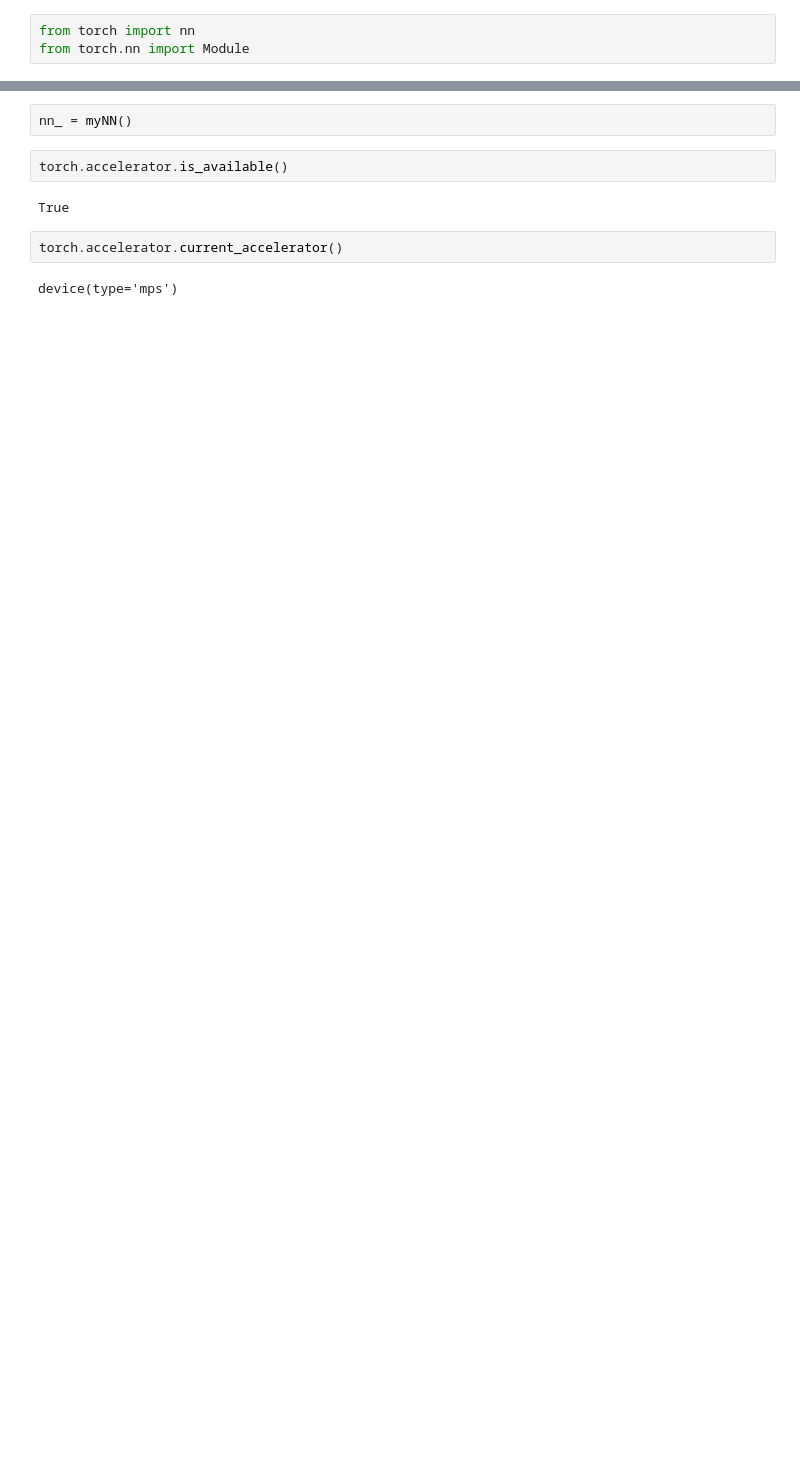
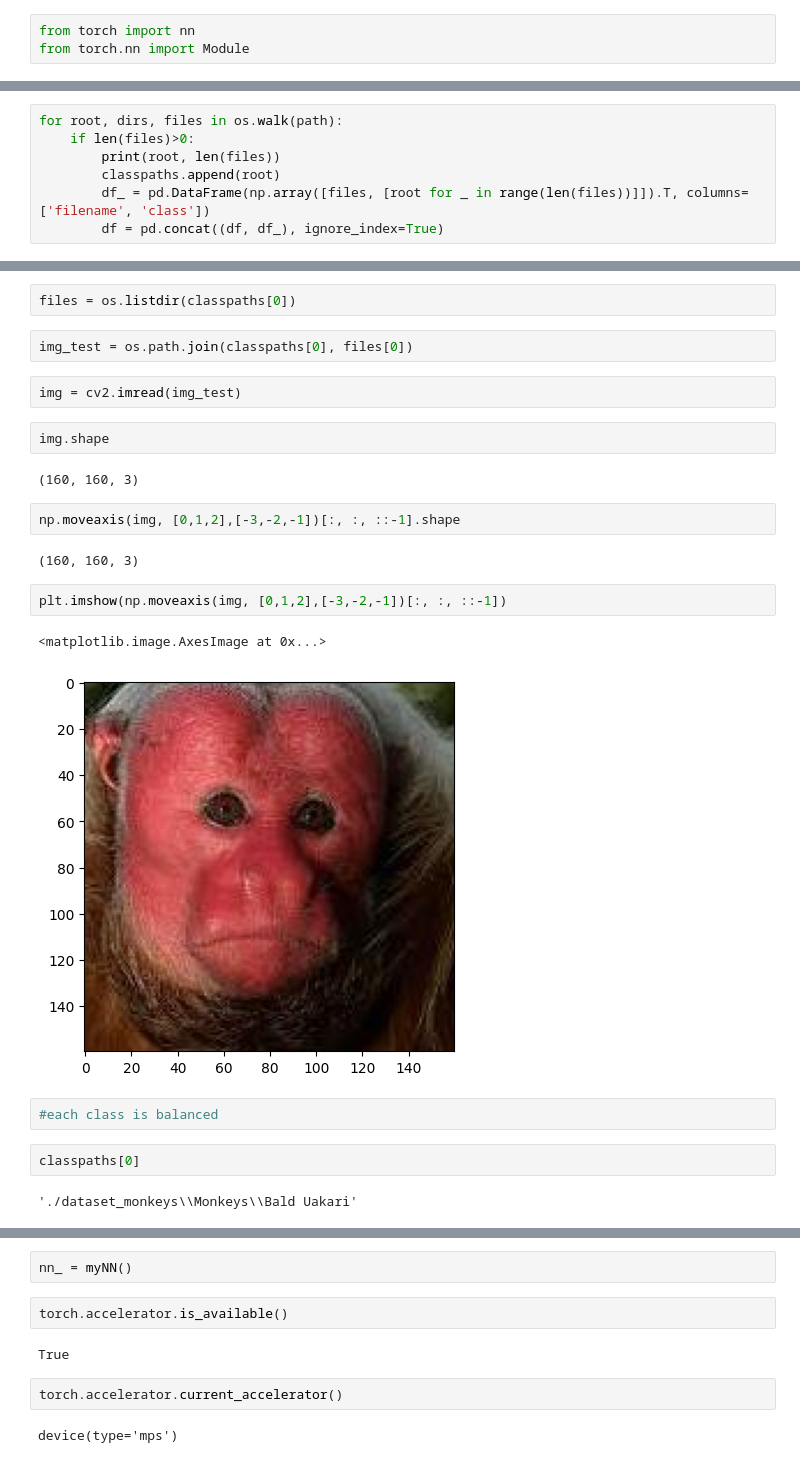
Before and after one commit to Romanomelchenko2001/convents_playground, a Jupyter notebook: Untitled.ipynb, the cells around one changed output, grey strips where cells are left out. Cells and saved outputs as stored; diff of their text form; blank space fills up the shorter version.

```diff
--- a/Untitled.ipynb
+++ b/Untitled.ipynb
@@ -33,0 +49,7 @@ torch.cpu.device_count()
+# %%
+for root, dirs, files in os.walk(path):
+    if len(files)>0:
+        print(root, len(files))
+        classpaths.append(root)
+        df_ = pd.DataFrame(np.array([files, [root for _ in range(len(files))]]).T, columns=['filename', 'class'])
+        df = pd.concat((df, df_), ignore_index=True)
@@ -33,0 +90,25 @@ torch.cpu.device_count()
+# %%
+files = os.listdir(classpaths[0])
+# %%
+img_test = os.path.join(classpaths[0], files[0])
+# %%
+img = cv2.imread(img_test)
+# %%
+img.shape
+# %% [output]
+(160, 160, 3)
+# %%
+np.moveaxis(img, [0,1,2],[-3,-2,-1])[:, :, ::-1].shape
+# %% [output]
+(160, 160, 3)
+# %%
+plt.imshow(np.moveaxis(img, [0,1,2],[-3,-2,-1])[:, :, ::-1])
+# %% [output]
+<matplotlib.image.AxesImage at 0x...>
+[figure, added]
+# %%
+#each class is balanced
+# %%
+classpaths[0]
+# %% [output]
+'./dataset_monkeys\\Monkeys\\Bald Uakari'
```
Also changed, not shown: parts of 31 cells of this notebook.
